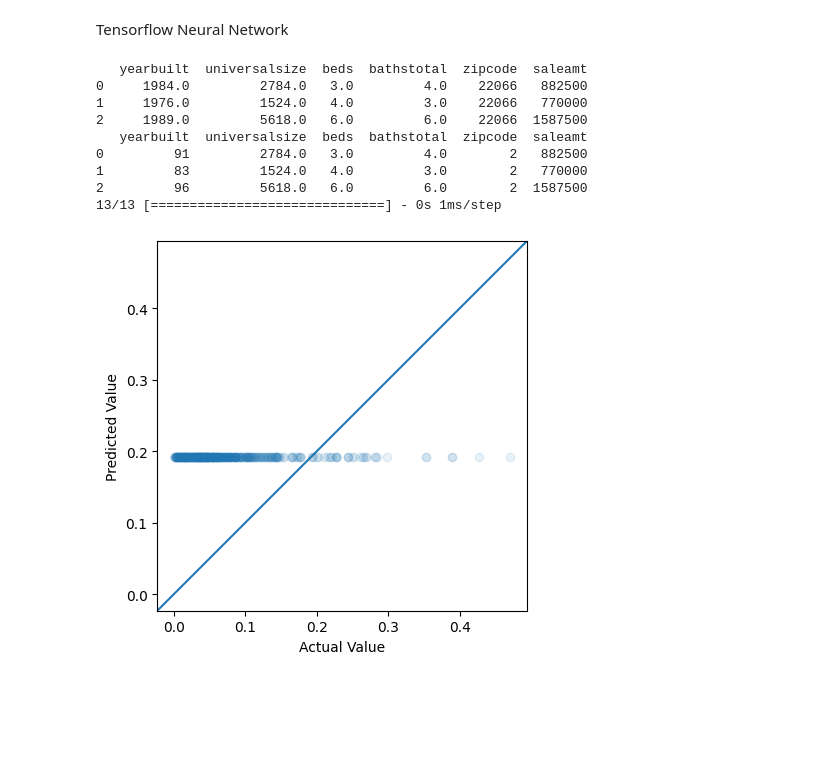
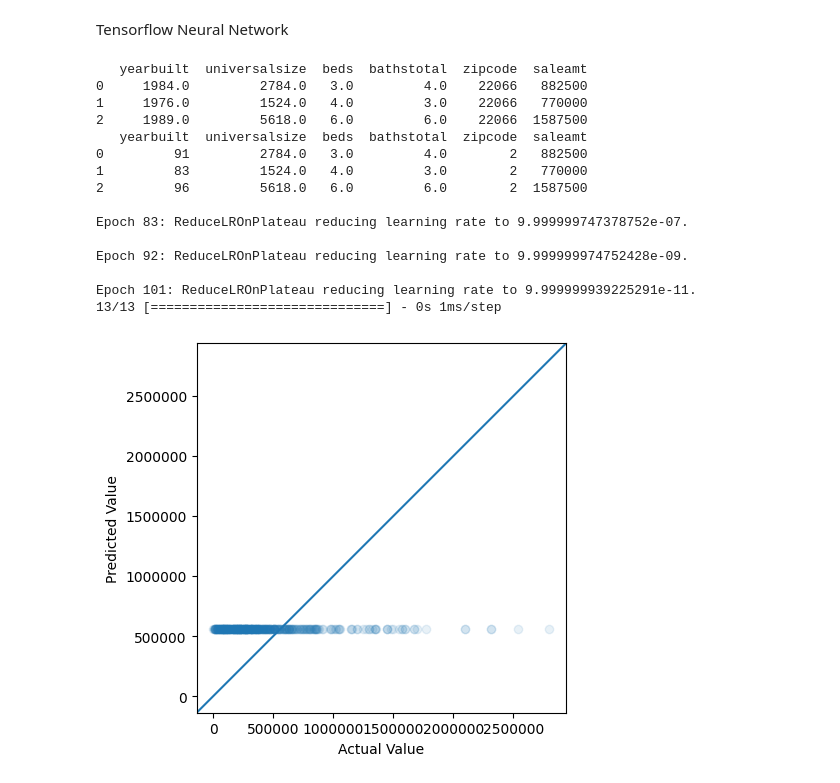
Before and after one commit to MikePlekan/Real-Estate-project, a Jupyter notebook: AttomML.ipynb, the cells around one changed output. Drawn from its saved outputs; the diff is of its cells as text; code cells hidden in the pictures; blank space fills up the shorter version.

```diff
--- a/AttomML.ipynb
+++ b/AttomML.ipynb
@@ -154,19 +151,6 @@ hist = model.fit(train[inNames], train[outNames],
 predNorm = model.predict(test[inNames])
 pred = utils.inverseMinNormalize(predNorm, minVal, maxVal)
 trueamt=utils.inverseMinNormalize(test[outNames], minVal, maxVal)
-fig, ax=plt.subplots()
-ax.scatter(x=test[outNames],y=predNorm,alpha=0.1)
-lims = [
-    np.min([ax.get_xlim(), ax.get_ylim()]),  # min of both axes
-    np.max([ax.get_xlim(), ax.get_ylim()]),  # max of both axes
-]
-ax.axline((0, 0), slope=1)
-ax.set_aspect('equal')
-ax.set_xlim(lims)
-ax.set_ylim(lims)
-plt.xlabel("Actual Value")
-plt.ylabel("Predicted Value")
-fig.show()
 # %% [output]
    yearbuilt  universalsize  beds  bathstotal  zipcode  saleamt
 0     1984.0         2784.0   3.0         4.0    22066   882500
@@ -176,5 +160,27 @@ fig.show()
 0         91         2784.0   3.0         4.0        2   882500
 1         83         1524.0   4.0         3.0        2   770000
 2         96         5618.0   6.0         6.0        2  1587500
+
+Epoch 83: ReduceLROnPlateau reducing learning rate to 9.999999747378752e-07.
+
+Epoch 92: ReduceLROnPlateau reducing learning rate to 9.999999974752428e-09.
+
+Epoch 101: ReduceLROnPlateau reducing learning rate to 9.999999939225291e-11.
 13/13 [==============================] - 0s 1ms/step
-[figure, removed]
+# %%
+fig, ax=plt.subplots()
+ax.scatter(x=trueamt,y=pred,alpha=0.1)
+lims = [
+    np.min([ax.get_xlim(), ax.get_ylim()]),  # min of both axes
+    np.max([ax.get_xlim(), ax.get_ylim()]),  # max of both axes
+]
+ax.axline((0, 0), slope=1)
+ax.set_aspect('equal')
+ax.set_xlim(lims)
+ax.set_ylim(lims)
+ax.ticklabel_format(useOffset=False,style="plain")
+plt.xlabel("Actual Value")
+plt.ylabel("Predicted Value")
+fig.show()
+# %% [output]
+[figure, added]
```
Also changed, not shown: parts of 6 cells of this notebook.
